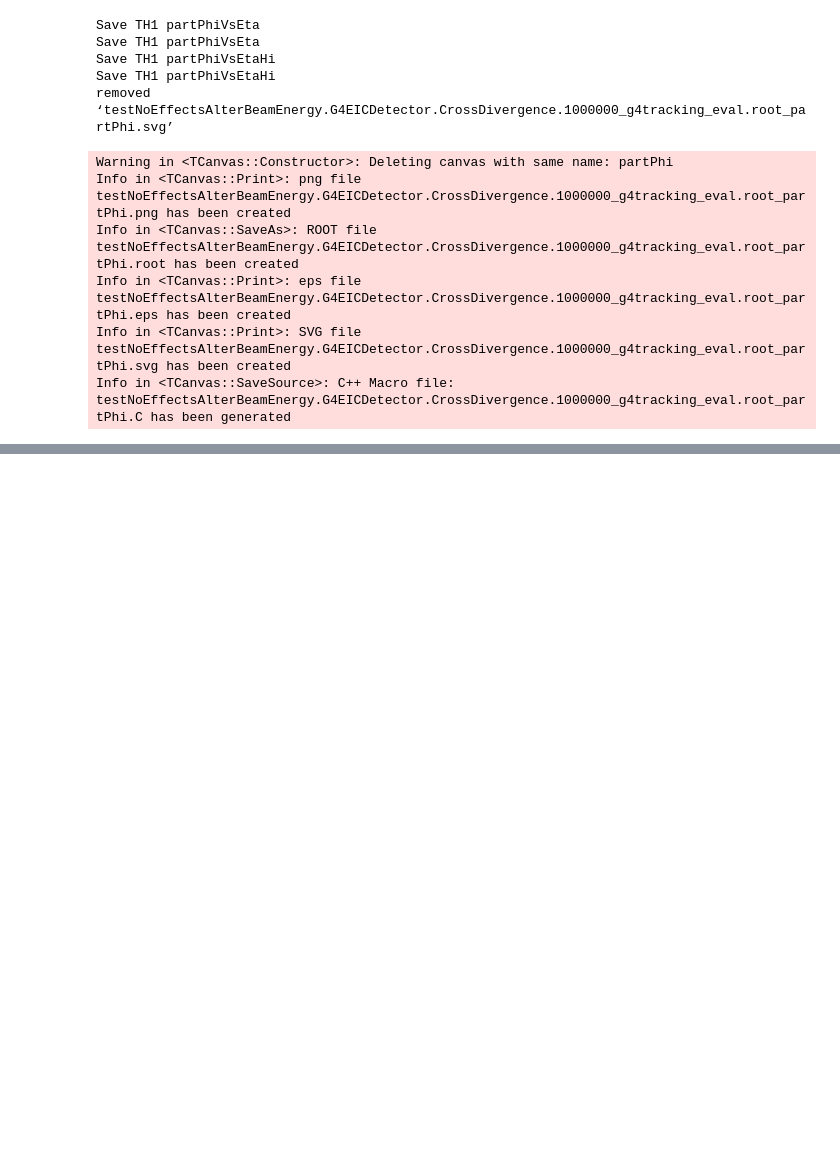
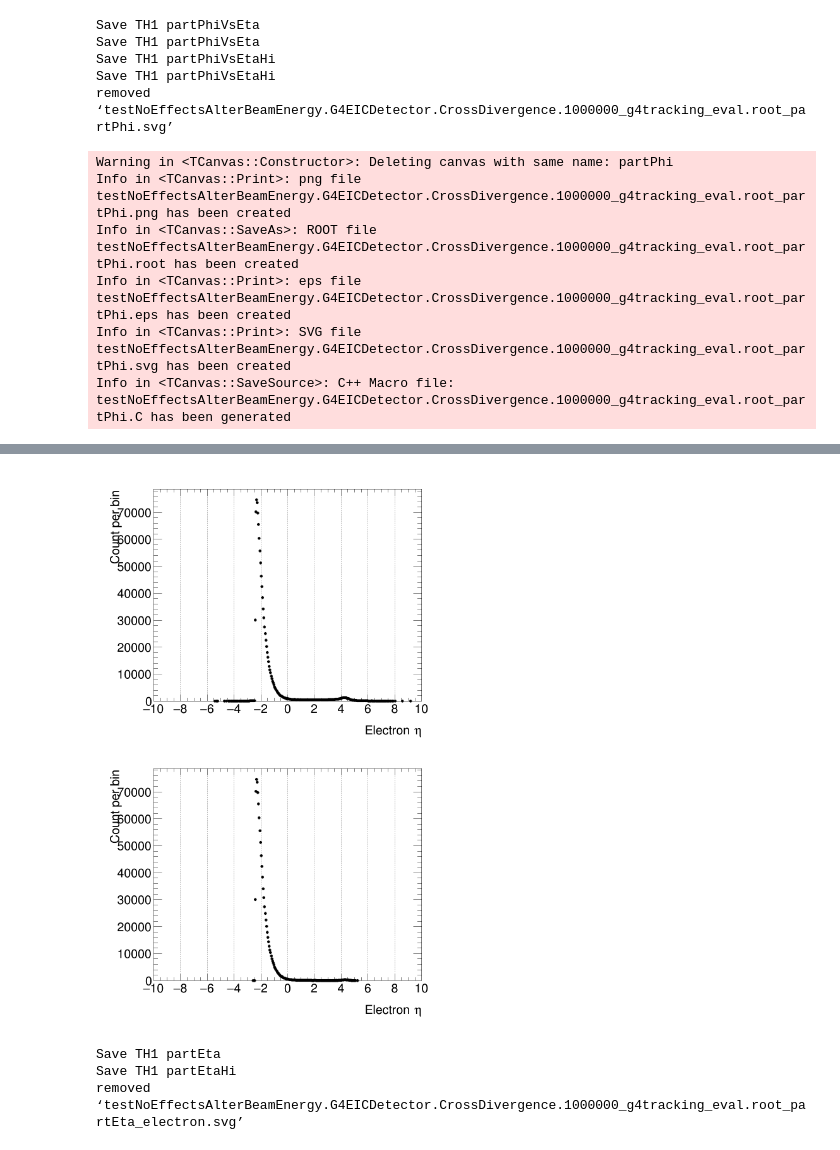
Before and after one commit to blackcathj/analysis-1, a Jupyter notebook: BeamXingCheck/analysis_1M.ipynb, the cells around one changed output, grey strips where cells are left out. Cells and saved outputs as stored; diff of their text form; code cells hidden in the pictures; blank space fills up the shorter version.

```diff
--- a/BeamXingCheck/analysis_1M.ipynb
+++ b/BeamXingCheck/analysis_1M.ipynb
@@ -509,0 +633,50 @@ Info in <TCanvas::SaveSource>: C++ Macro file: testNoEffectsAlterBeamEnergy.G4EI
+# %%
+{
+
+
+
+    TCanvas *c1 = new TCanvas("partEta_electron" ,
+                  "partEta_electron" , 1100, 1800);
+
+     c1->Divide(1, 2);
+      int idx = 1;
+      TPad *p;
+
+      {
+
+
+        p = (TPad *)c1->cd(idx++);
+        c1->Update();
+        p->SetGridx();
+
+        TH1D *partEtaHist = new TH1D("partEta","Final State Particle Phi;Electron #eta;Count per bin",400,-10.,10.);
+        tracks->Draw("gpeta>>partEta","abs(gpeta)<10 && gflavor==11","");
+
+        partEtaHist->Sumw2();
+//         partEtaHist->Scale(1./partEtaHist->GetSum());
+
+      }
+
+      {
+
+
+        p = (TPad *)c1->cd(idx++);
+        c1->Update();
+        p->SetGridx();
+
+        TH1D *partEtaHiHist  = new TH1D("partEtaHi","Final State Particle Phi;Electron #eta;Count per bin",400,-10.,10.);
+        tracks->Draw("gpeta>>partEtaHi","gpt>1 && abs(gpeta)<10 && gflavor==11","");
+
+        partEtaHiHist ->Sumw2();
+      }
+
+
+
+    c1->Draw();
+    SaveCanvas(c1, TString(ftrack_eval->GetName() )+"_"+ TString(c1->GetName()), kTRUE);
+}
+# %% [output]
+[figure, added]
+Save TH1 partEta
+Save TH1 partEtaHi
+removed ‘testNoEffectsAlterBeamEnergy.G4EICDetector.CrossDivergence.1000000_g4tracking_eval.root_partEta_electron.svg’
```
Also changed, not shown: parts of 6 cells of this notebook.
